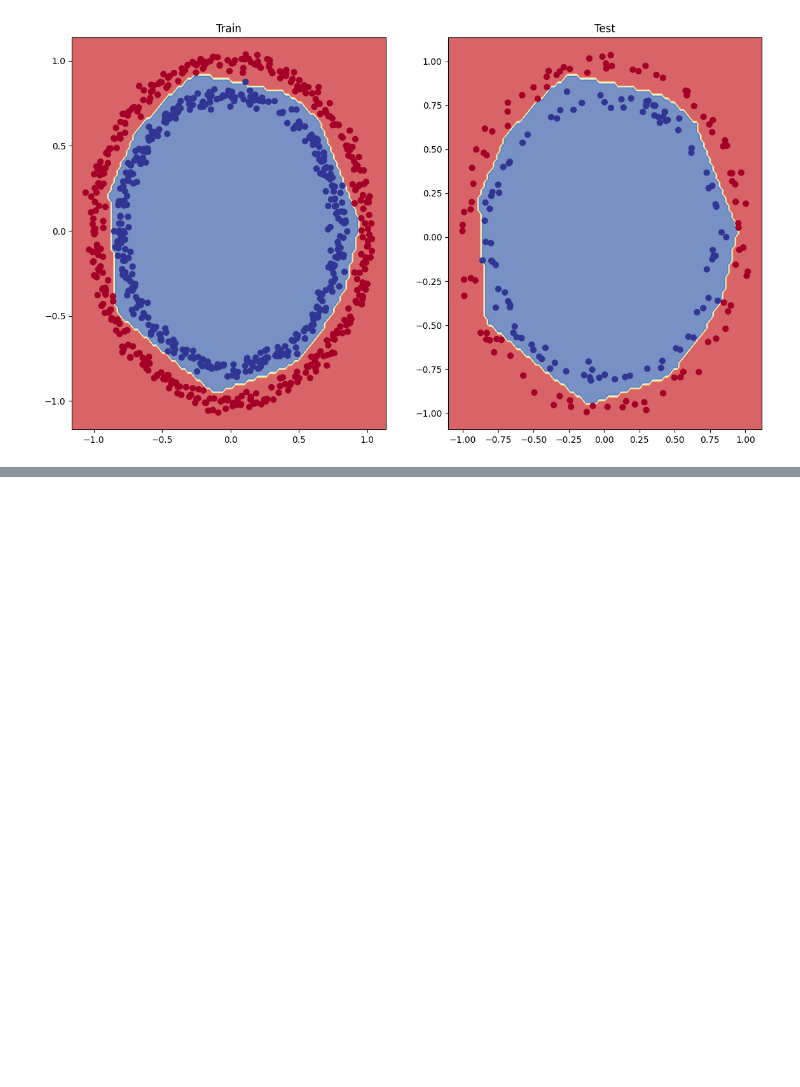
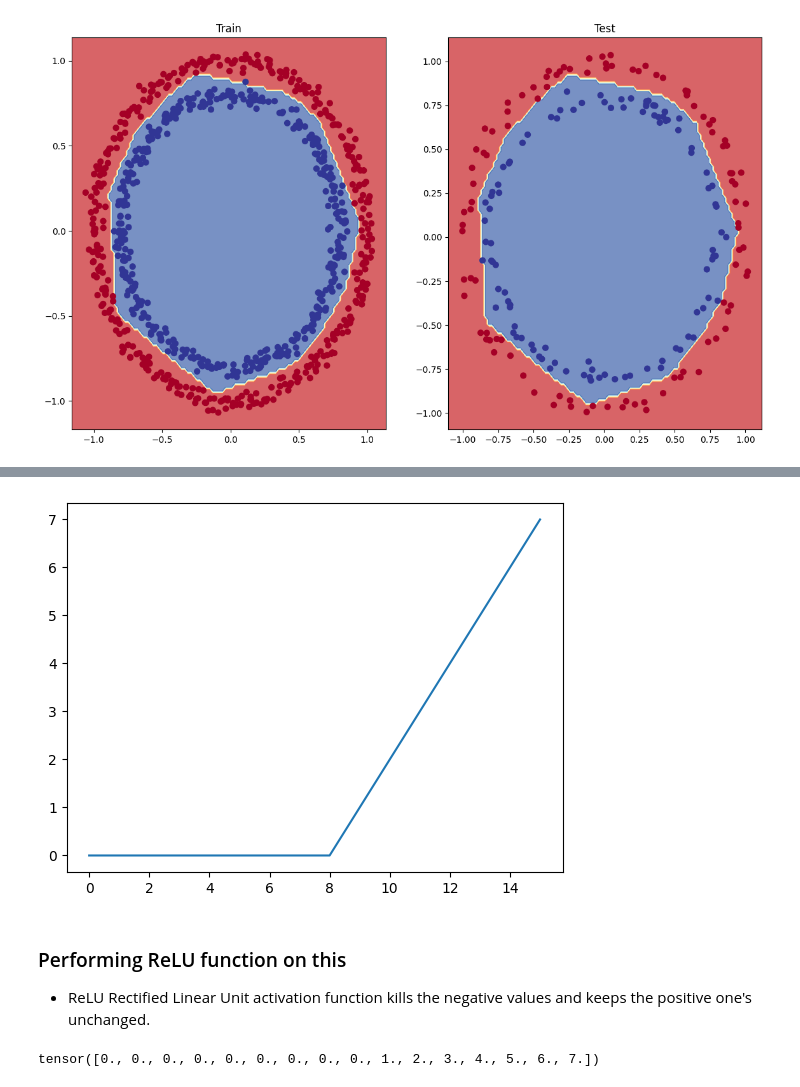
Before and after one commit to Naga-SDonepudi/PyTorch_HandsOn, a Jupyter notebook: Classification_of_Neural_Network.ipynb, the cells around one changed output, grey strips where cells are left out. Drawn from its saved outputs; the diff is of its cells as text; code cells hidden in the pictures; blank space fills up the shorter version.

```diff
--- a/Classification_of_Neural_Network.ipynb
+++ b/Classification_of_Neural_Network.ipynb
@@ -741,0 +755,14 @@ plot_decision_boundary(model_3, X_test, y_test)
+# %%
+plt.plot(torch.relu(X));
+# %% [output]
+[figure, added]
+# %% [markdown]
+### Performing ReLU function on this
+* ReLU Rectified Linear Unit activation function kills the negative values and keeps the positive one's unchanged.
+# %%
+def relu(x):
+  return torch.maximum(torch.tensor(0), x)
+
+relu(X)
+# %% [output]
+tensor([0., 0., 0., 0., 0., 0., 0., 0., 0., 1., 2., 3., 4., 5., 6., 7.])
```
Also changed, not shown: parts of 12 cells of this notebook.
